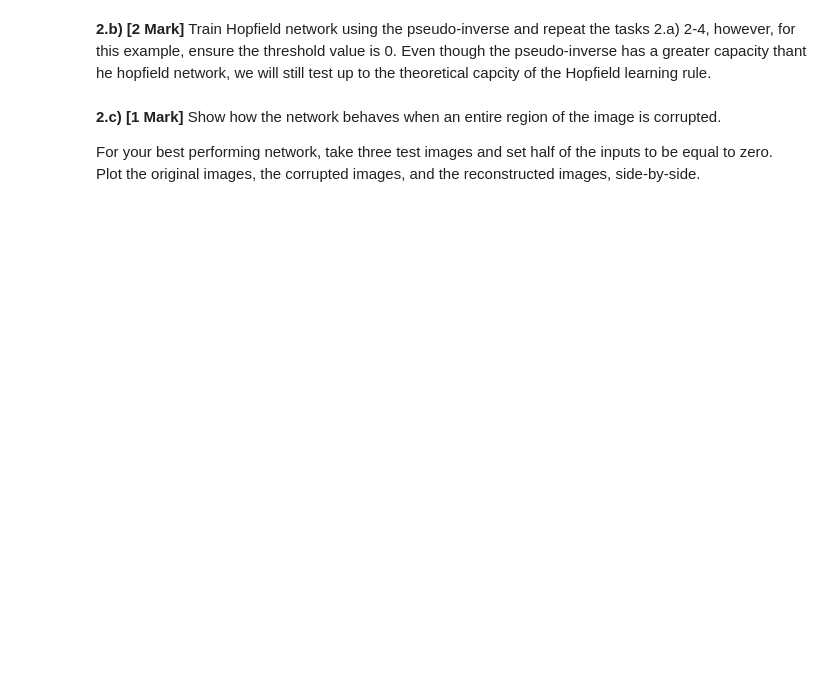
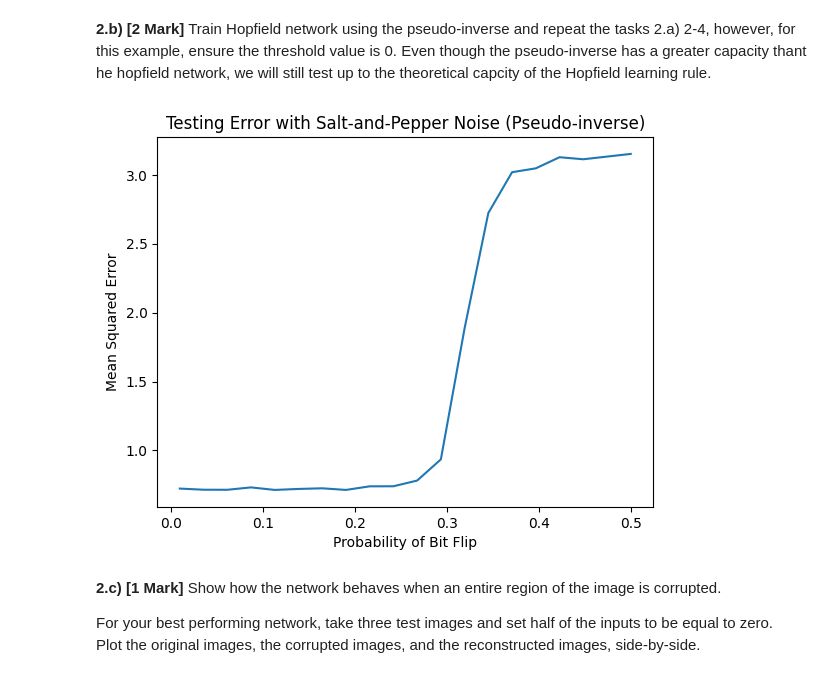
Before and after one commit to mr-nudo/neuronModels1, a Jupyter notebook: syde552_file_(3).ipynb, the cells around one changed output. Cells and saved outputs as stored; diff of their text form; code cells hidden in the pictures; blank space fills up the shorter version.

Commit message:
Completed No 2 - with 1 error

````diff
--- a/syde552_file_(3).ipynb
+++ b/syde552_file_(3).ipynb
@@ -204,10 +204,13 @@ reconstructed_images = evaluate_hopfield_network(W, noisy_image.T)
 error = mse(reconstructed_images, test_images)
 ```
 # %%
+import numpy as np
 ## 2.a.1 - Compute network capacity.
 # C = # your code here
-d = binary_img_tensor[1]
-C = (d / (2 * torch.log2(d))) * d
+# d = binary_img_tensor[1]
+d = 28 * 28
+# C = (d / (2 * torch.log2(d))) * d
+C = d**2 * np.log2(d)
 # %%
 # 2.a.2 - plot original and reconstructed images
 plt.figure(figsize=(10, 20))
@@ -271,7 +274,7 @@ average_results = []
 for trial in range(5):
     # Randomly select training patterns
     print(binary_img_tensor.shape[0])
-    random_indices = torch.randperm(binary_img_tensor.shape[0])[:C[0]]
+    random_indices = torch.randperm(binary_img_tensor.shape[0])[:C]
     training_patterns = binary_img_tensor[random_indices]
 
     # Generate random test patterns
@@ -399,33 +402,63 @@ def pseudo_inv(X, lamb=0.01):
     Returns:
     --------
 
     The pseudoinverse of X
     '''
     return torch.inverse(X.T@X + lamb * torch.eye(X.shape[1]).float()) @ X.T
 
 def pseudoinverse_hopfield_matrix(training_patterns, lamb = 0.01):
     '''
     pseudoinverse_hopfield_matrix - Uses the regularized pseudoinverse to construct a weight matrix for
         a non-modern Hopfield network.
 
     Parameters:
     -----------
 
     training_patterns : torch.Tensor
 
         The (num_patterns, num_features) Tensor containing the training data.
 
     lamb : float
 
         The regularization term for the pseudo-inverse.
 
     Returns:
     --------
 
         The weight matrix compatible with the evaluate_hopfield_network function
     '''
     W = pseudo_inv(training_patterns, lamb=lamb) @ training_patterns
     return W / training_patterns.shape[0]
+
+# Train Hopfield network using the pseudo-inverse
+W_pseudo = pseudoinverse_hopfield_matrix(training_data)
+
+# Iterate over different noise levels
+mses_pseudo = []
+for p_idx, p in enumerate(prob_flip):
+    total_mse = 0
+    # Iterate over testing images
+    for test_image in testing_data:
+        # Add salt-and-pepper noise
+        noisy_image = corrupt(test_image, p)
+        # Reconstruct the corrupted image using the Hopfield network trained with pseudo-inverse
+        reconstructed_image_pseudo = torch.sign(torch.matmul(W_pseudo, noisy_image))
+        # Compute MSE between the reconstructed image and the original non-noisy image
+        mse_value_pseudo = mse(reconstructed_image_pseudo, test_image)
+        total_mse += mse_value_pseudo.item()
+    # Compute average MSE for the current noise level
+    average_mse_pseudo = total_mse / len(testing_data)
+    mses_pseudo.append(average_mse_pseudo)
+
+# Plot results
+plt.figure()
+plt.plot(prob_flip, mses_pseudo)
+plt.xlabel('Probability of Bit Flip')
+plt.ylabel('Mean Squared Error')
+plt.title('Testing Error with Salt-and-Pepper Noise (Pseudo-inverse)')
+plt.show()
+# %% [output]
+[figure, added]
 # %% [markdown]
 **2.c) [1 Mark]** Show how the network behaves when an entire region of the image is corrupted.
 
````
Also changed, not shown: parts of 4 cells of this notebook.
